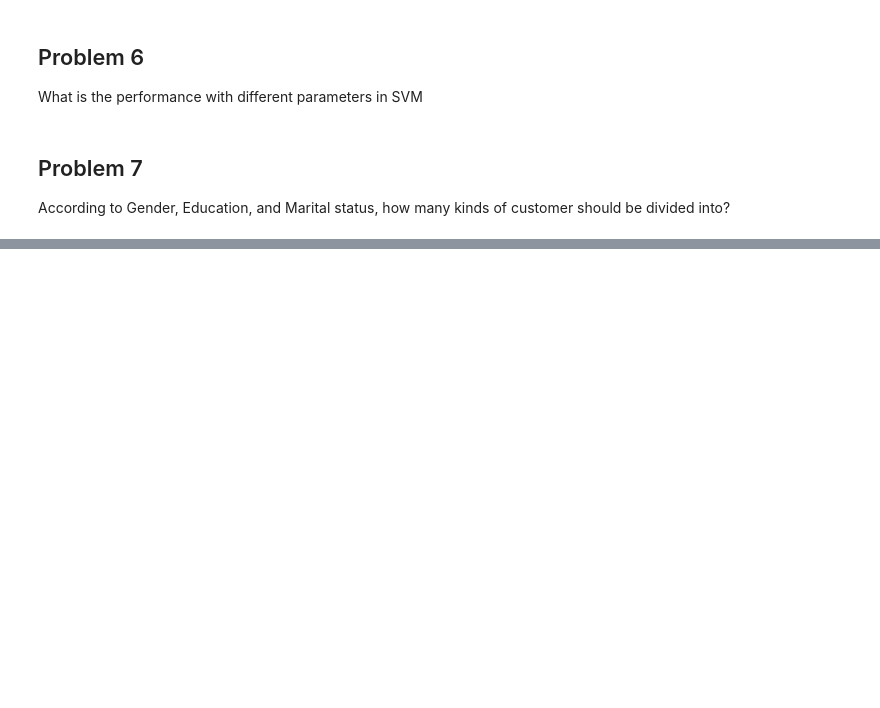
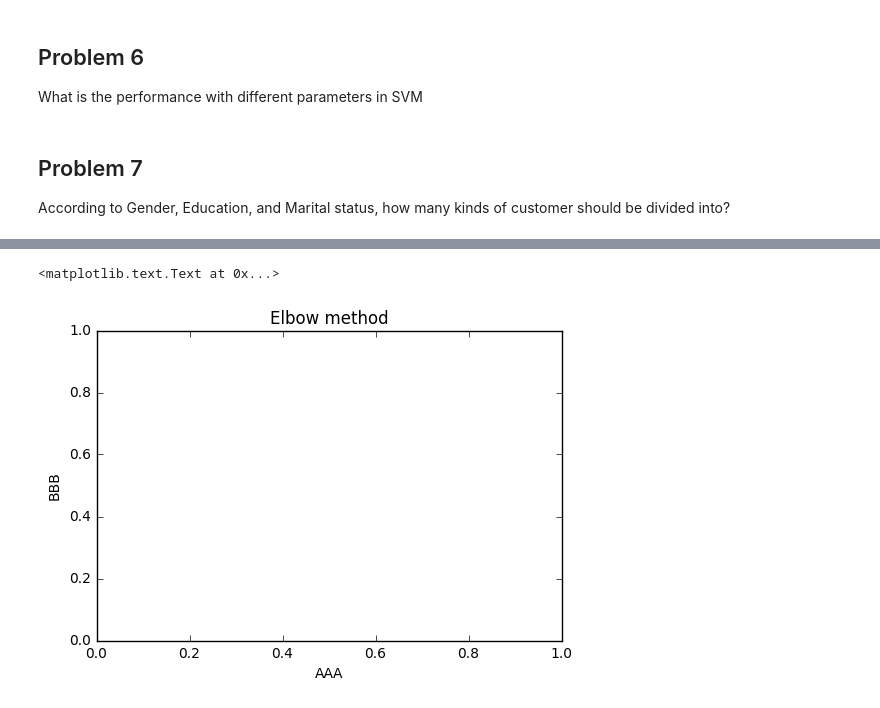
Before and after one commit to qas612820704/dataMiningCourse, a Jupyter notebook: Hw2/DataMining_HomeWork_2.ipynb, the cells around one changed output, grey strips where cells are left out. Drawn from its saved outputs; the diff is of its cells as text; code cells hidden in the pictures; blank space fills up the shorter version.

Commit message:
Update elbow method label

```diff
--- a/Hw2/DataMining_HomeWork_2.ipynb
+++ b/Hw2/DataMining_HomeWork_2.ipynb
@@ -217,0 +218,7 @@ elbow_method(df, 10)
+# %%
+plt.title("Elbow method")
+plt.xlabel('AAA')
+plt.ylabel('BBB')
+# %% [output]
+<matplotlib.text.Text at 0x...>
+[figure, added]
```
Also changed, not shown: parts of 2 cells of this notebook.
